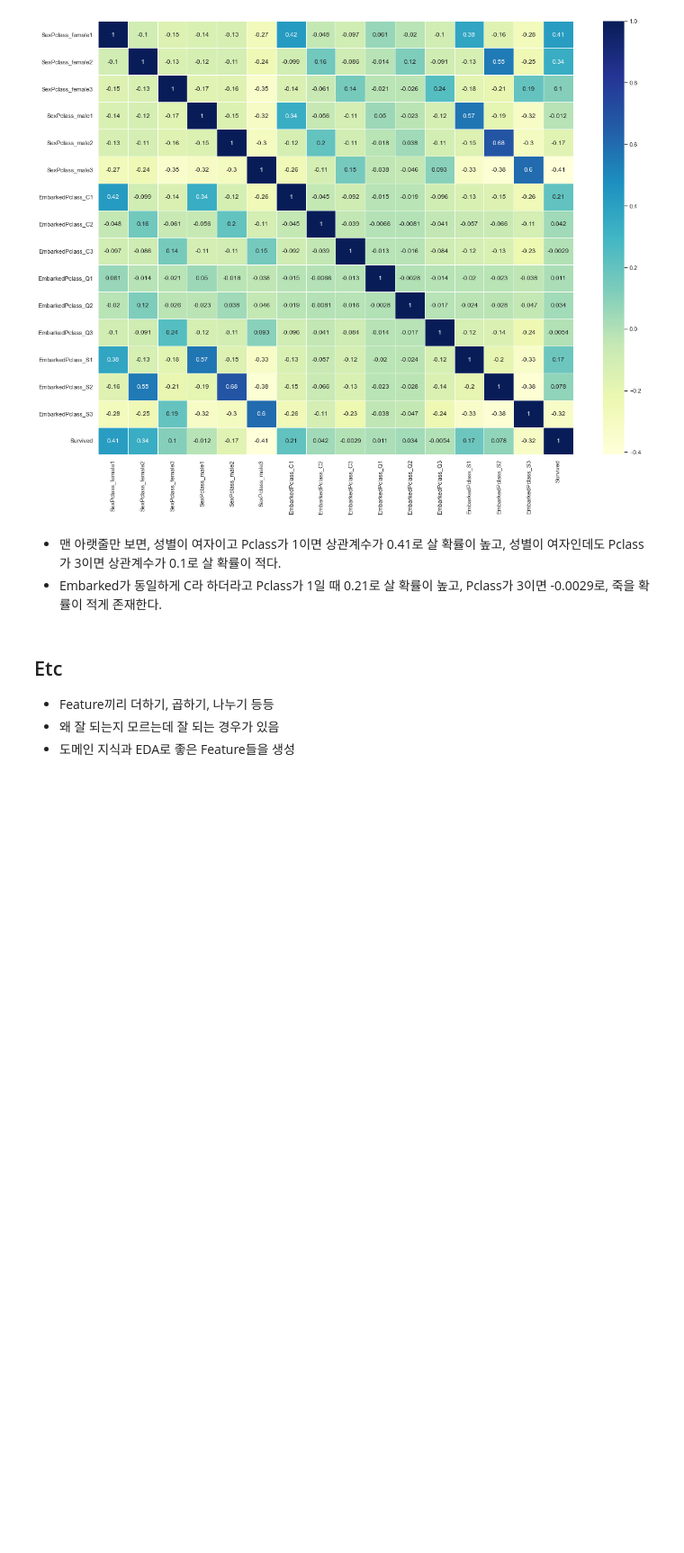
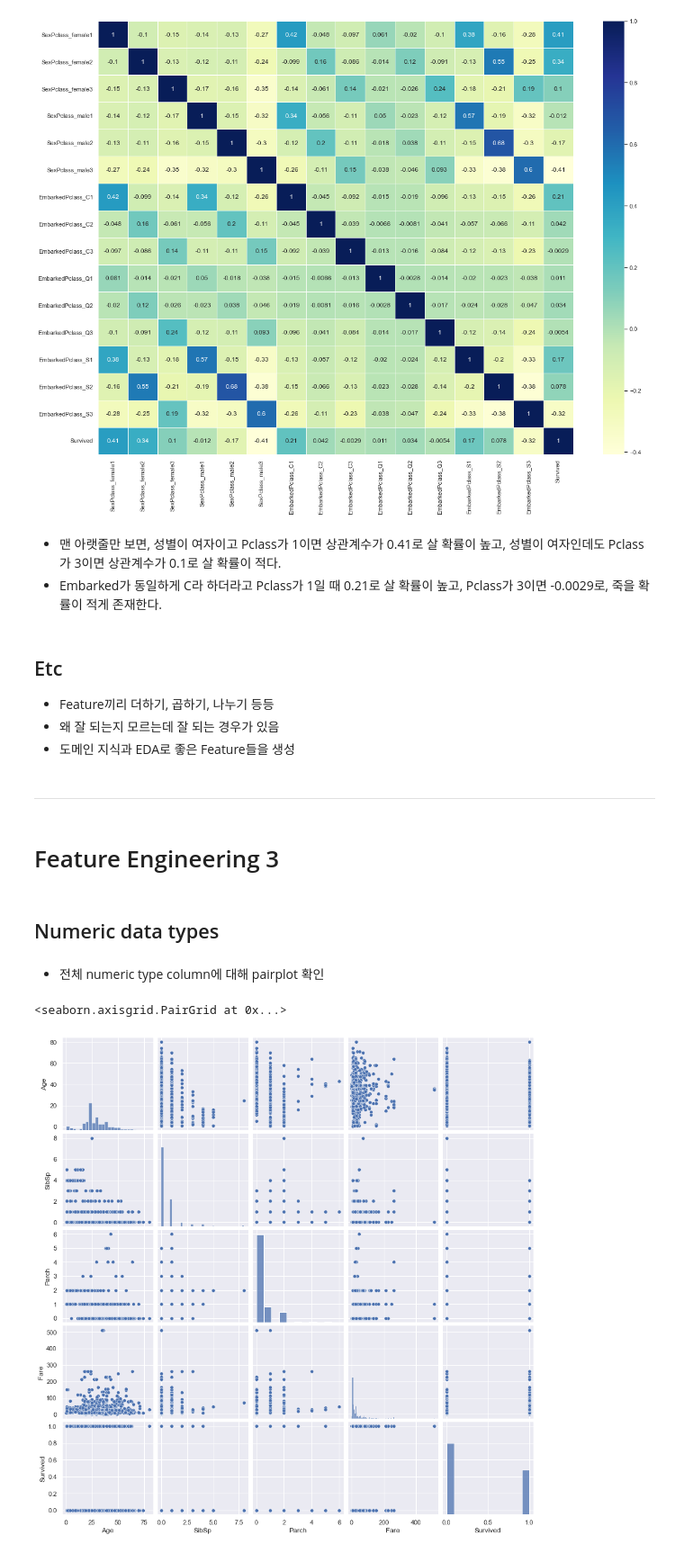
Before and after one commit to yongchoooon/TIL, a Jupyter notebook: ML/Data_Preprocessing/Data_Preprocessing_789.ipynb, the cells around one changed output. Shown at 90% size. Saved outputs shown, nothing was run; the diff lists cells and outputs as text; code cells hidden in the pictures; blank space fills up the shorter version.

```diff
--- a/ML/Data_Preprocessing/Data_Preprocessing_789.ipynb
+++ b/ML/Data_Preprocessing/Data_Preprocessing_789.ipynb
@@ -33,6 +37,10 @@ df = df.reset_index(drop=True)
 number_of_train_dataset = df.Survived.notnull().sum()
 number_of_test_dataset = df.Survived.isnull().sum()
 y_true = df.pop("Survived")[:number_of_train_dataset]
+
+df["Age"] = df["Age"].fillna(
+    df.groupby(["Pclass"])["Age"].transform("mean")
+)
 
 object_columns = ["PassengerId", "Pclass", "Name", "Sex", "Ticket", "Cabin", "Embarked"]
 numeric_columns = ["Age", "SibSp", "Parch", "Fare"]
@@ -179,3 +187,18 @@ ax = sns.heatmap(corr, annot = True, linewidths = 0.5, cmap = "YlGnBu")
 - Feature끼리 더하기, 곱하기, 나누기 등등
 - 왜 잘 되는지 모르는데 잘 되는 경우가 있음
 - 도메인 지식과 EDA로 좋은 Feature들을 생성
+# %% [markdown]
+---
+# %% [markdown]
+# Feature Engineering 3
+# %% [markdown]
+## Numeric data types
+# %% [markdown]
+- 전체 numeric type column에 대해 pairplot 확인
+# %%
+temp_df = pd.merge(one_hot_df[numeric_columns], y_true, left_index = True, right_index = True)
+
+sns.pairplot(temp_df)
+# %% [output]
+<seaborn.axisgrid.PairGrid at 0x...>
+[figure, added]
```
Also changed, not shown: parts of 79 cells of this notebook, 4 other files.
